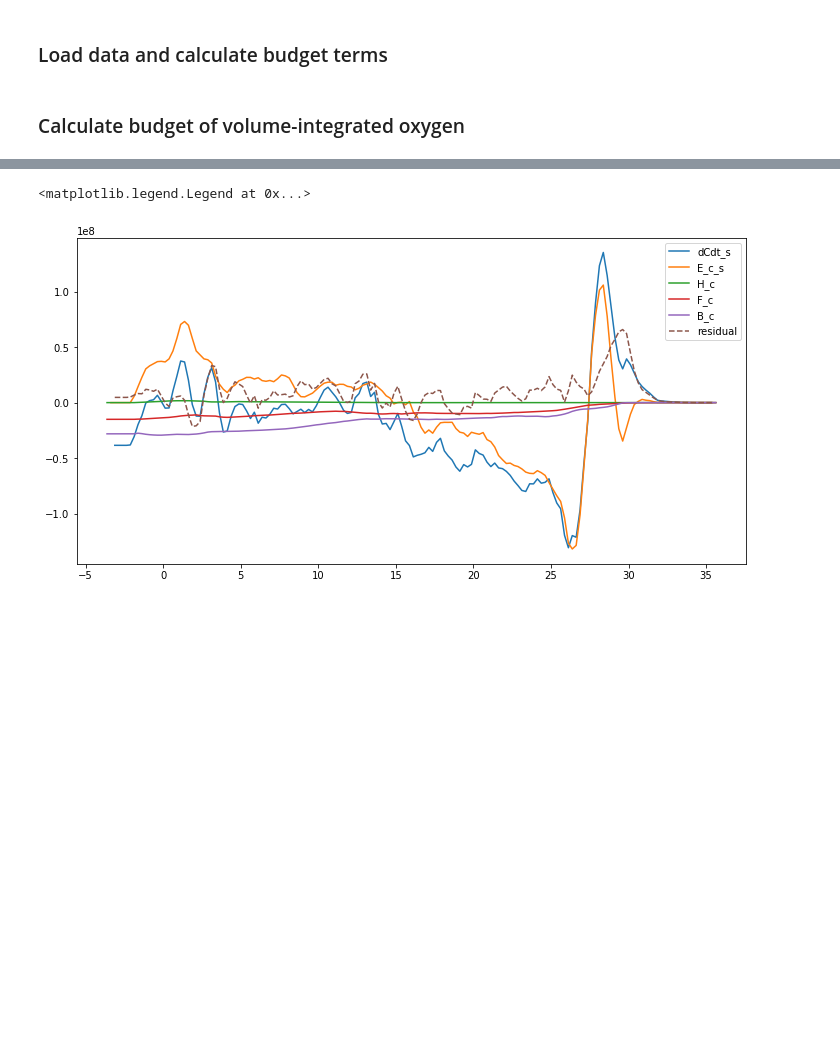
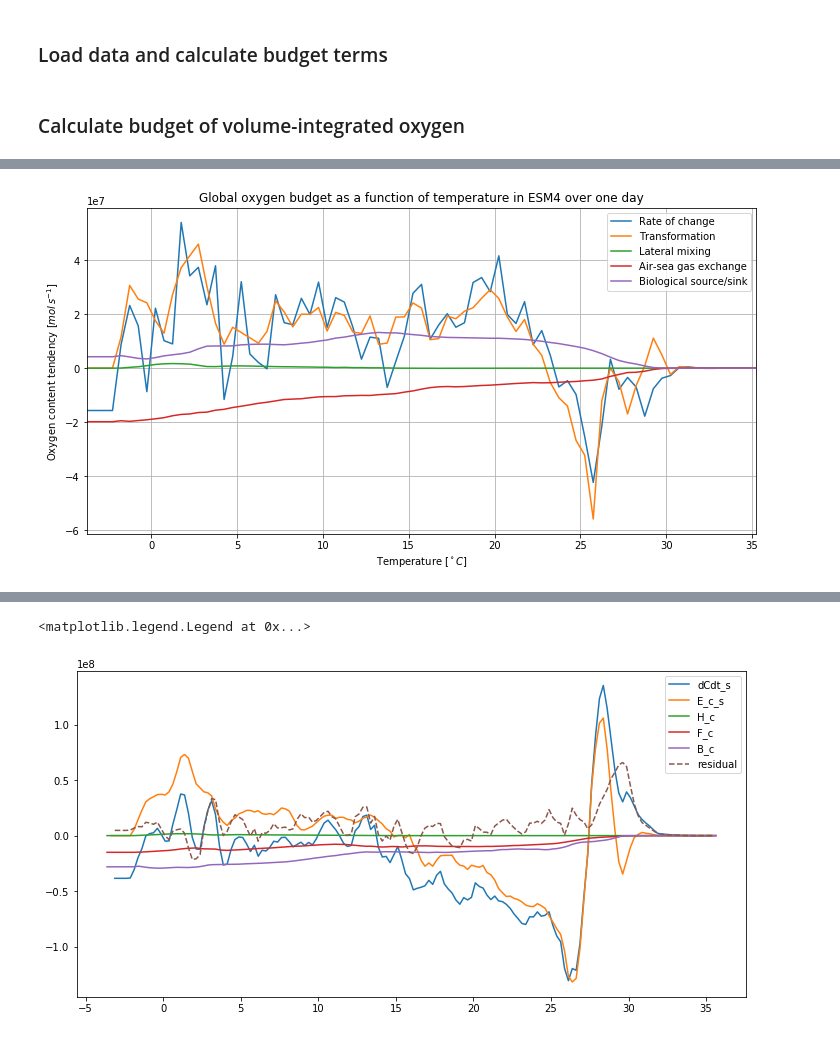
Before and after one commit to gmacgilchrist/wmt_bgc, a Jupyter notebook: calc_wmt_o2.ipynb, the cells around one changed output, grey strips where cells are left out. Saved outputs shown, nothing was run; the diff lists cells and outputs as text; code cells hidden in the pictures; blank space fills up the shorter version.

Commit message:
Formalizing functions for wmt

```diff
--- a/calc_wmt_o2.ipynb
+++ b/calc_wmt_o2.ipynb
@@ -180,0 +182,21 @@ Coordinates:
+# %%
+t = 6
+
+fig,ax1 = plt.subplots(figsize=(12,6),ncols=1)
+ax1.plot(dCdt[l_name],dCdt.isel(time=t-1),label='Rate of change')
+ax1.plot(E_c[l_name],E_c.isel(time=t),label='Transformation')
+ax1.plot(H_c[l_name],H_c.isel(time=t),label='Lateral mixing')
+ax1.plot(F_c[l_name],F_c.isel(time=t),label='Air-sea gas exchange')
+ax1.plot(B_c[l_name],B_c.isel(time=t),label='Biological source/sink')
+# smoothing=8
+# residual = (dCdt.isel(time=t-1)-E_c.isel(time=t)-H_c.isel(time=t)-F_c.isel(time=t)-B_c.isel(time=t))#.rolling({l_name:smoothing},center=True).mean()
+# ax1.plot(residual[l_name],residual,linestyle='--',color='k',label='residual')
+ax1.legend()
+ax1.grid()
+ax1.set_ylabel('Oxygen content tendency [$mol\,s^{-1}$]')
+ax1.set_xlabel('Temperature [$^\circ C$]')
+ax1.set_xlim([E_c['temp_bin'][0],E_c['temp_bin'][-1]]);
+ax1.set_title('Global oxygen budget as a function of temperature in ESM4 over one day');
+# print(np.sqrt(np.mean(residual**2)))
+# %% [output]
+[figure, added]
```
Also changed, not shown: parts of 6 cells of this notebook, 6 other files.
